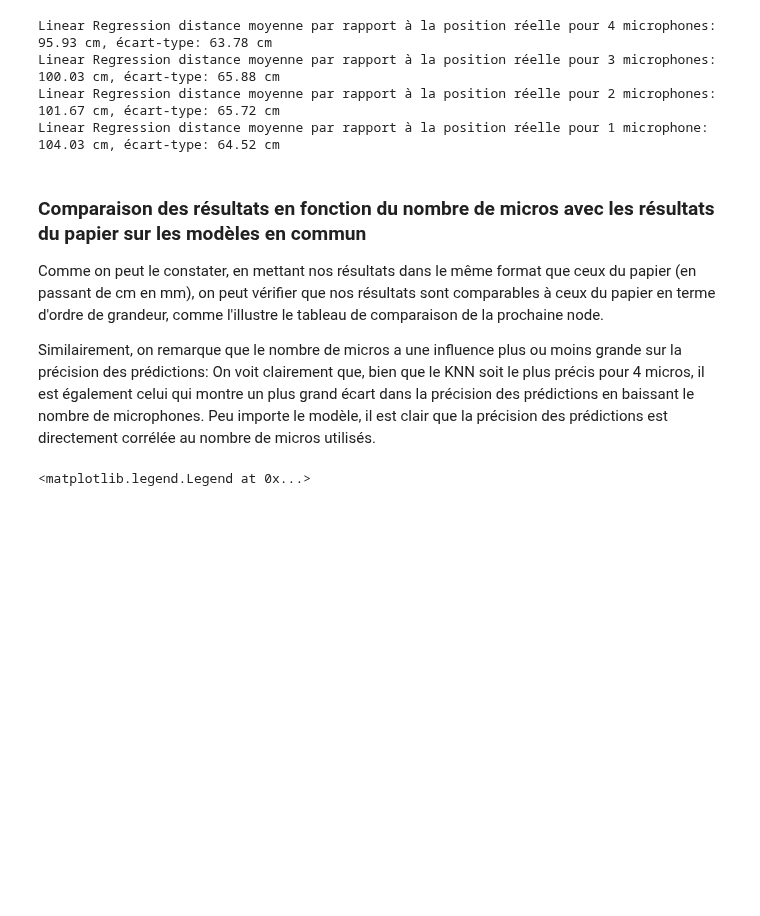
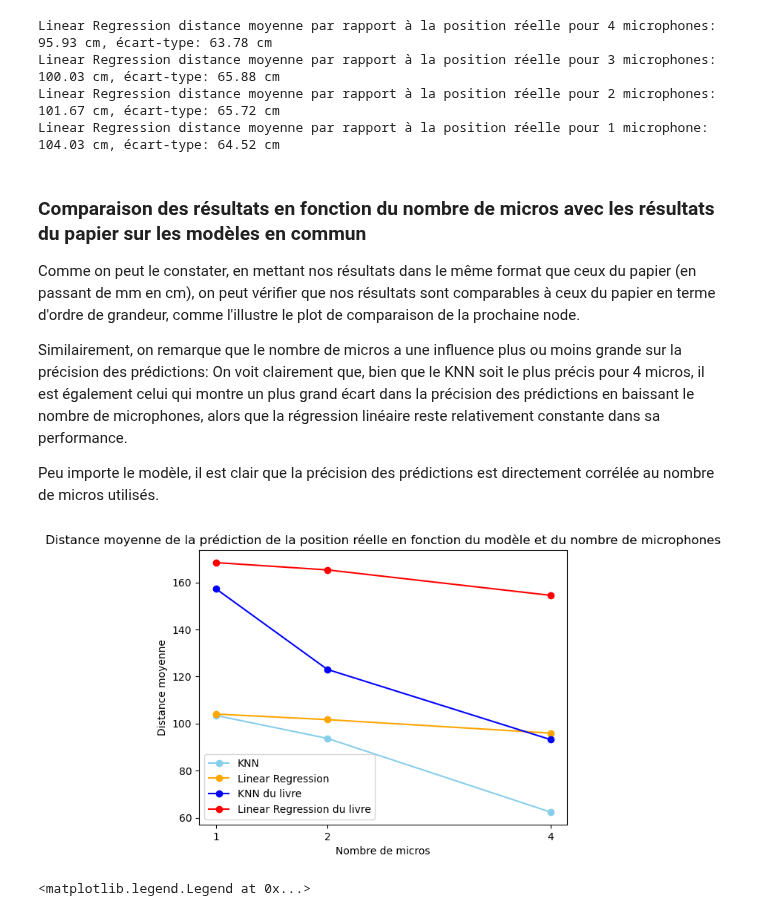
Before and after one commit to Echidori/hackaton-acoustic, a Jupyter notebook: acoustic.ipynb, the cells around one changed output. Cells and saved outputs as stored; diff of their text form; code cells hidden in the pictures; blank space fills up the shorter version.

Commit message:
feat: visualization of results against book results

```diff
--- a/acoustic.ipynb
+++ b/acoustic.ipynb
@@ -239,11 +224,38 @@ Linear Regression distance moyenne par rapport à la position réelle pour 2 mic
 Linear Regression distance moyenne par rapport à la position réelle pour 1 microphone: 104.03 cm, écart-type: 64.52 cm
 # %% [markdown]
 ### Comparaison des résultats en fonction du nombre de micros avec les résultats du papier sur les modèles en commun
-Comme on peut le constater, en mettant nos résultats dans le même format que ceux du papier (en passant de cm en mm), on peut vérifier que nos résultats sont comparables à ceux du papier en terme d'ordre de grandeur, comme l'illustre le tableau de comparaison de la prochaine node.
+Comme on peut le constater, en mettant nos résultats dans le même format que ceux du papier (en passant de mm en cm), on peut vérifier que nos résultats sont comparables à ceux du papier en terme d'ordre de grandeur, comme l'illustre le plot de comparaison de la prochaine node.
 
 Similairement, on remarque que le nombre de micros a une influence plus ou moins grande sur la précision des prédictions:
-On voit clairement que, bien que le KNN soit le plus précis pour 4 micros, il est également celui qui montre un plus grand écart dans la précision des prédictions en baissant le nombre de microphones.
+On voit clairement que, bien que le KNN soit le plus précis pour 4 micros, il est également celui qui montre un plus grand écart dans la précision des prédictions en baissant le nombre de microphones, alors que la régression linéaire reste relativement constante dans sa performance.
+
 Peu importe le modèle, il est clair que la précision des prédictions est directement corrélée au nombre de micros utilisés.
+# %%
+# Plot des résultats de KNN et Linear Regression face aux résultats du livre
+
+# Création des arrays contenant les distances moyennes,
+# de nos résultats et de ceux du livre
+# Attention: nous ne mettons pas nos résultats pour 3 micros car le livre non plus
+knn_avg_dists = [knn_eval_1, knn_eval_2, knn_eval]
+lr_avg_dists = [lr_eval_1, lr_eval_2, lr_eval]
+knn_book = [157.3, 123.0, 93.2]
+lr_book = [168.4, 165.3, 154.5]
+
+# Simple array du nombres de microphones
+microphone_counts = [1, 2, 4]
+
+plt.plot(microphone_counts, knn_avg_dists, marker='o', color='skyblue', linestyle='-', label="KNN")
+plt.plot(microphone_counts, lr_avg_dists, marker='o', color='orange', linestyle='-', label="Linear Regression")
+plt.plot(microphone_counts, knn_book, marker='o', color='blue', linestyle='-', label="KNN du livre")
+plt.plot(microphone_counts, lr_book, marker='o', color='red', linestyle='-', label="Linear Regression du livre")
+plt.xticks(microphone_counts)
+plt.xlabel('Nombre de micros')
+plt.ylabel('Distance moyenne')
+plt.title('Distance moyenne de la prédiction de la position réelle en fonction du modèle et du nombre de microphones')
+plt.legend()
+plt.show()
+# %% [output]
+[figure, added]
 # %%
 # Microphone Locations
 mic_height = 50.3125
```
Also changed, not shown: parts of 10 cells of this notebook.
